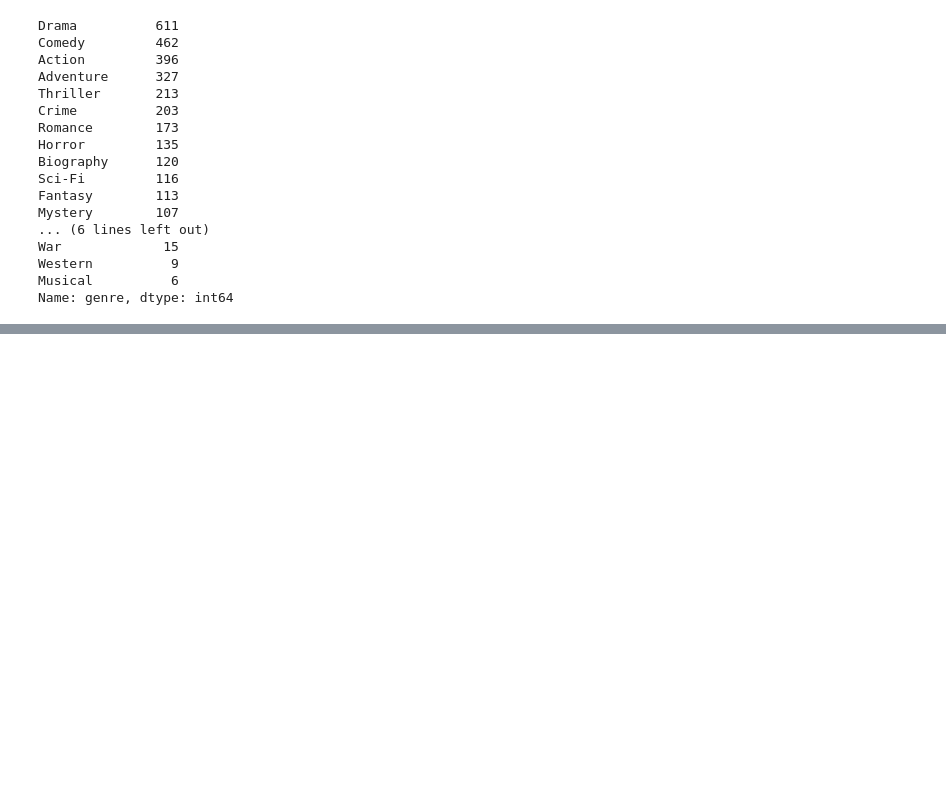
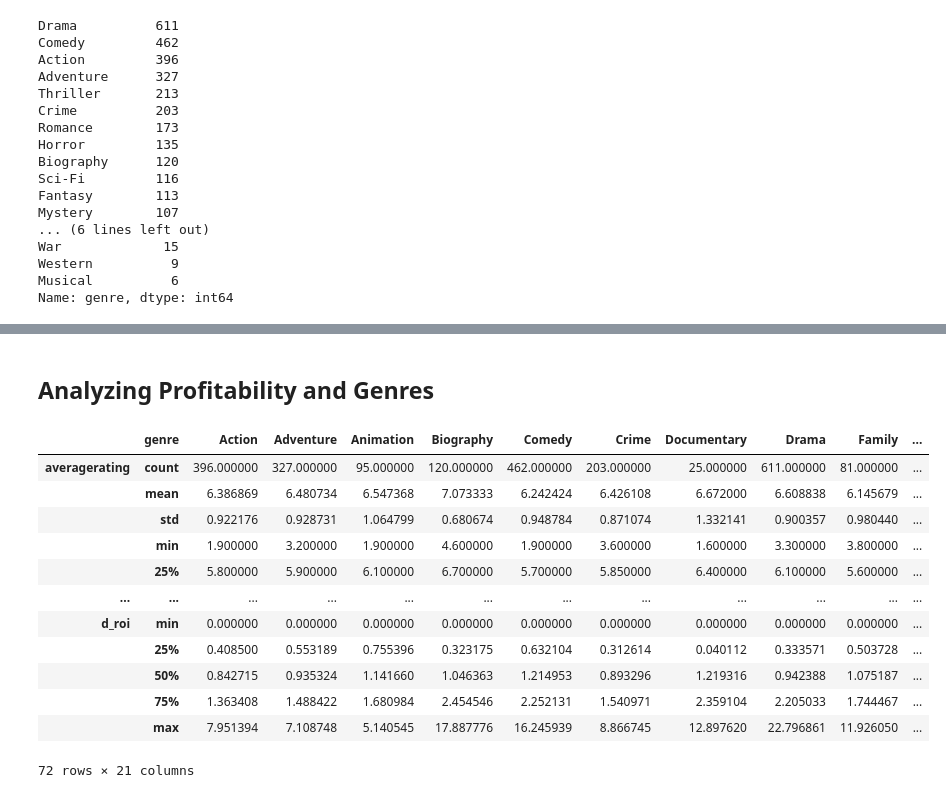
Before and after one commit to samanthanas/MovieAnalysis, a Jupyter notebook: zippedData/Combo_Notebook_Draft.ipynb, the cells around one changed output, grey strips where cells are left out. Drawn from its saved outputs; the diff is of its cells as text; code cells hidden in the pictures; blank space fills up the shorter version.

```diff
--- a/zippedData/Combo_Notebook_Draft.ipynb
+++ b/zippedData/Combo_Notebook_Draft.ipynb
@@ -571,0 +638,2 @@ plt.xticks(rotation = 45)
+# %% [markdown]
+## Analyzing Profitability and Genres
@@ -571,0 +646,16 @@ plt.xticks(rotation = 45)
+# %%
+genres_t
+# %% [output]
+|  | genre | Action | Adventure | Animation | Biography | Comedy | Crime | Documentary | Drama | Family | ... |
+| averagerating | count | 396.000000 | 327.000000 | 95.000000 | 120.000000 | 462.000000 | 203.000000 | 25.000000 | 611.000000 | 81.000000 | ... |
+|  | mean | 6.386869 | 6.480734 | 6.547368 | 7.073333 | 6.242424 | 6.426108 | 6.672000 | 6.608838 | 6.145679 | ... |
+|  | std | 0.922176 | 0.928731 | 1.064799 | 0.680674 | 0.948784 | 0.871074 | 1.332141 | 0.900357 | 0.980440 | ... |
+|  | min | 1.900000 | 3.200000 | 1.900000 | 4.600000 | 1.900000 | 3.600000 | 1.600000 | 3.300000 | 3.800000 | ... |
+|  | 25% | 5.800000 | 5.900000 | 6.100000 | 6.700000 | 5.700000 | 5.850000 | 6.400000 | 6.100000 | 5.600000 | ... |
+| ... | ... | ... | ... | ... | ... | ... | ... | ... | ... | ... | ... |
+| d_roi | min | 0.000000 | 0.000000 | 0.000000 | 0.000000 | 0.000000 | 0.000000 | 0.000000 | 0.000000 | 0.000000 | ... |
+|  | 25% | 0.408500 | 0.553189 | 0.755396 | 0.323175 | 0.632104 | 0.312614 | 0.040112 | 0.333571 | 0.503728 | ... |
+|  | 50% | 0.842715 | 0.935324 | 1.141660 | 1.046363 | 1.214953 | 0.893296 | 1.219316 | 0.942388 | 1.075187 | ... |
+|  | 75% | 1.363408 | 1.488422 | 1.680984 | 2.454546 | 2.252131 | 1.540971 | 2.359104 | 2.205033 | 1.744467 | ... |
+|  | max | 7.951394 | 7.108748 | 5.140545 | 17.887776 | 16.245939 | 8.866745 | 12.897620 | 22.796861 | 11.926050 | ... |
+72 rows × 21 columns
```
Also changed, not shown: parts of 22 cells of this notebook, 1 other file.
